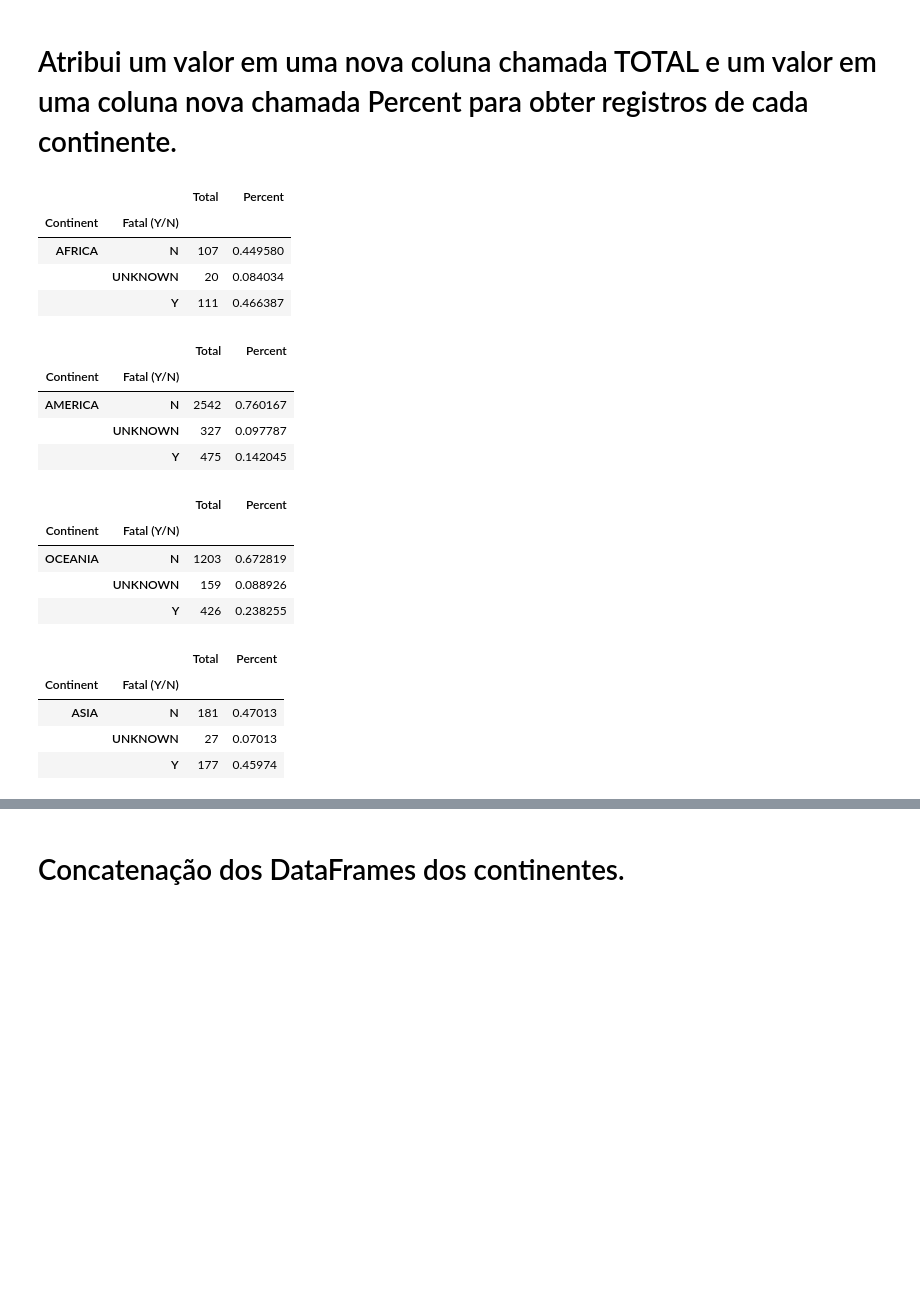
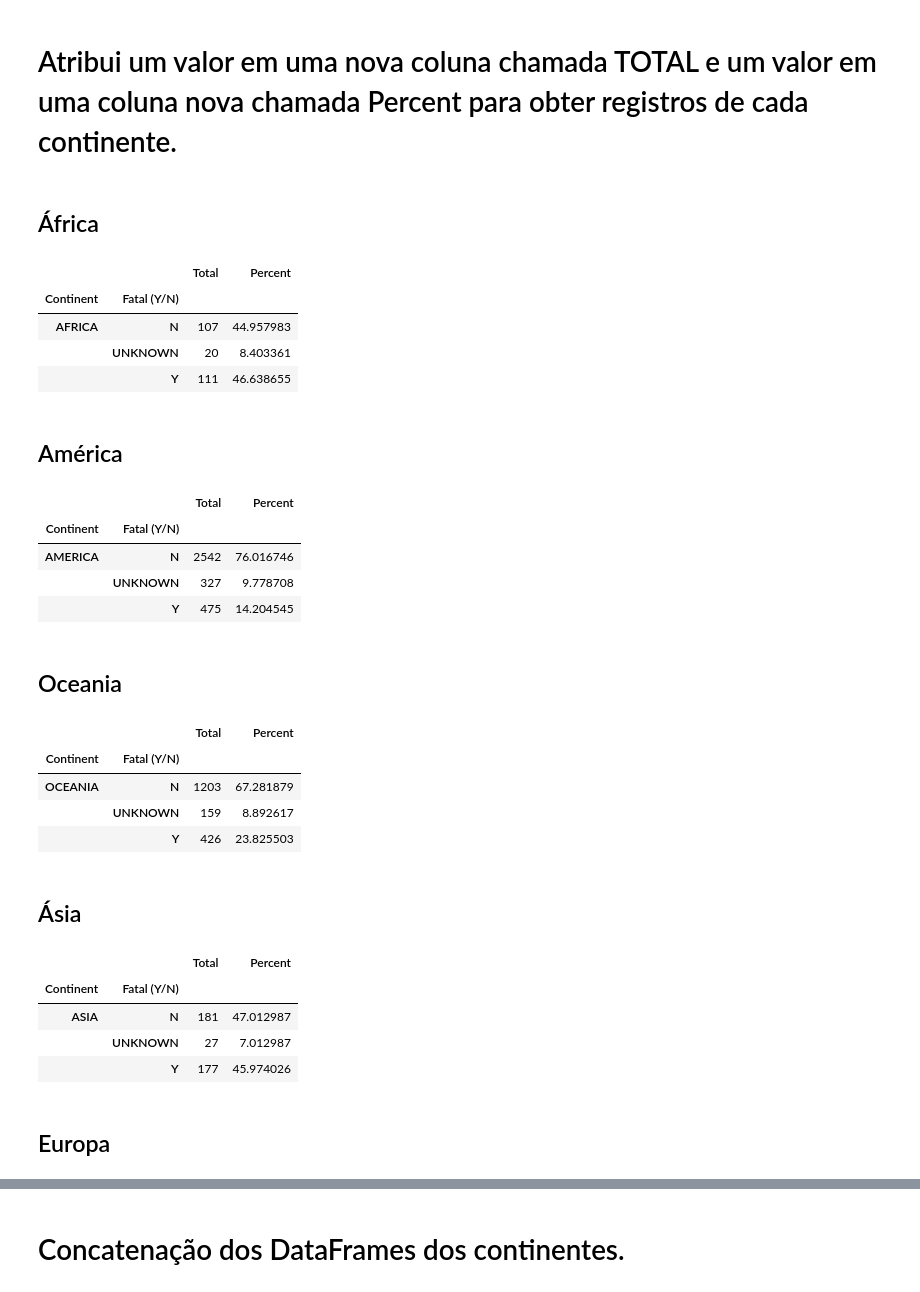
Before and after one commit to matheuszf/Projeto-Shark-Attack, a Jupyter notebook: projeto.ipynb, the cells around one changed output, grey strips where cells are left out. Drawn from its saved outputs; the diff is of its cells as text; code cells hidden in the pictures; blank space fills up the shorter version.

```diff
--- a/projeto.ipynb
+++ b/projeto.ipynb
@@ -513,61 +513,71 @@ result2.size().plot.bar()
 [figure]
 # %% [markdown]
 # Atribui um valor em uma nova coluna chamada TOTAL e um valor em uma coluna nova chamada Percent para obter registros de cada continente.
+# %% [markdown]
+## África
 # %%
 shark_attack['Total'] = 1
 africa_shark = shark_attack[shark_attack['Continent'] == 'AFRICA']
 Africa  = africa_shark.groupby(['Continent', 'Fatal (Y/N)']).count()[["Total"]]
 #Atribuição da porcentagem
-Africa['Percent'] = Africa['Total']/sum(Africa['Total'])
+Africa['Percent'] = Africa['Total']/sum(Africa['Total'])*100
 
 Africa
-#A Africa é o continente com menor índice de ataques de tubarão, porém o índice de mortalidade é alto comparado a quantidade de ataques.
+#A Africa é o continente com menor índice de ataques de tubarão, porém o índice de mortalidade é o mais alto comparado a quantidade de ataques.
 # %% [output]
 |  |  | Total | Percent |
 | Continent | Fatal (Y/N) |  |  |
-| AFRICA | N | 107 | 0.449580 |
-|  | UNKNOWN | 20 | 0.084034 |
-|  | Y | 111 | 0.466387 |
+| AFRICA | N | 107 | 44.957983 |
+|  | UNKNOWN | 20 | 8.403361 |
+|  | Y | 111 | 46.638655 |
+# %% [markdown]
+## América
 # %%
 america_shark = shark_attack[shark_attack['Continent'] == 'AMERICA']
 America  = america_shark.groupby(['Continent', 'Fatal (Y/N)']).count()[["Total"]]
 #Atribuição da porcentagem
-America['Percent'] = America['Total']/sum(America['Total'])
+America['Percent'] = America['Total']/sum(America['Total'])*100
 
 America
 #Podemos analisar que a America teve um grande índice de ataques de tubarão, porém a grande maioria não foi faltal.
 # %% [output]
 |  |  | Total | Percent |
 | Continent | Fatal (Y/N) |  |  |
-| AMERICA | N | 2542 | 0.760167 |
-|  | UNKNOWN | 327 | 0.097787 |
-|  | Y | 475 | 0.142045 |
+| AMERICA | N | 2542 | 76.016746 |
+|  | UNKNOWN | 327 | 9.778708 |
+|  | Y | 475 | 14.204545 |
+# %% [markdown]
+## Oceania
 # %%
 oceania_shark = shark_attack[shark_attack['Continent'] == 'OCEANIA']
 Oceania  = oceania_shark.groupby(['Continent', 'Fatal (Y/N)']).count()[["Total"]]
 #Atribuição da porcentagem
-Oceania['Percent'] = Oceania['Total']/sum(Oceania['Total'])
+Oceania['Percent'] = Oceania['Total']/sum(Oceania['Total'])*100
 Oceania
 #A Oceania ficou em segundo lugar comparado a quantidade de ataques de tubarão, porém o índice de mortalidade é baixo comparado a quantidade de ataques.
 # %% [output]
 |  |  | Total | Percent |
 | Continent | Fatal (Y/N) |  |  |
-| OCEANIA | N | 1203 | 0.672819 |
-|  | UNKNOWN | 159 | 0.088926 |
-|  | Y | 426 | 0.238255 |
+| OCEANIA | N | 1203 | 67.281879 |
+|  | UNKNOWN | 159 | 8.892617 |
+|  | Y | 426 | 23.825503 |
+# %% [markdown]
+## Ásia
 # %%
 asia_shark = shark_attack[shark_attack['Continent'] == 'ASIA']
 Asia  = asia_shark.groupby(['Continent', 'Fatal (Y/N)']).count()[["Total"]]
 #Atribuição da porcentagem
-Asia['Percent'] = Asia['Total']/sum(Asia['Total'])
+Asia['Percent'] = Asia['Total']/sum(Asia['Total'])*100
 Asia
-#A Asia fica em segundo lugar com o índice alto de mortalidade comparado a quantidade de ataques de tubarão.
+#A Asia fica em segundo lugar com um índice alto de mortalidade comparado a quantidade de ataques de tubarão.
 # %% [output]
 |  |  | Total | Percent |
 | Continent | Fatal (Y/N) |  |  |
-| ASIA | N | 181 | 0.47013 |
-|  | UNKNOWN | 27 | 0.07013 |
-|  | Y | 177 | 0.45974 |
+| ASIA | N | 181 | 47.012987 |
+|  | UNKNOWN | 27 | 7.012987 |
+|  | Y | 177 | 45.974026 |
+# %% [markdown]
+## Europa
 # %%
 europa_shark = shark_attack[shark_attack['Continent'] == 'EUROPA']
 Europa  = europa_shark.groupby(['Continent', 'Fatal (Y/N)']).count()[["Total"]]
```
Also changed, not shown: parts of 7 cells of this notebook.
